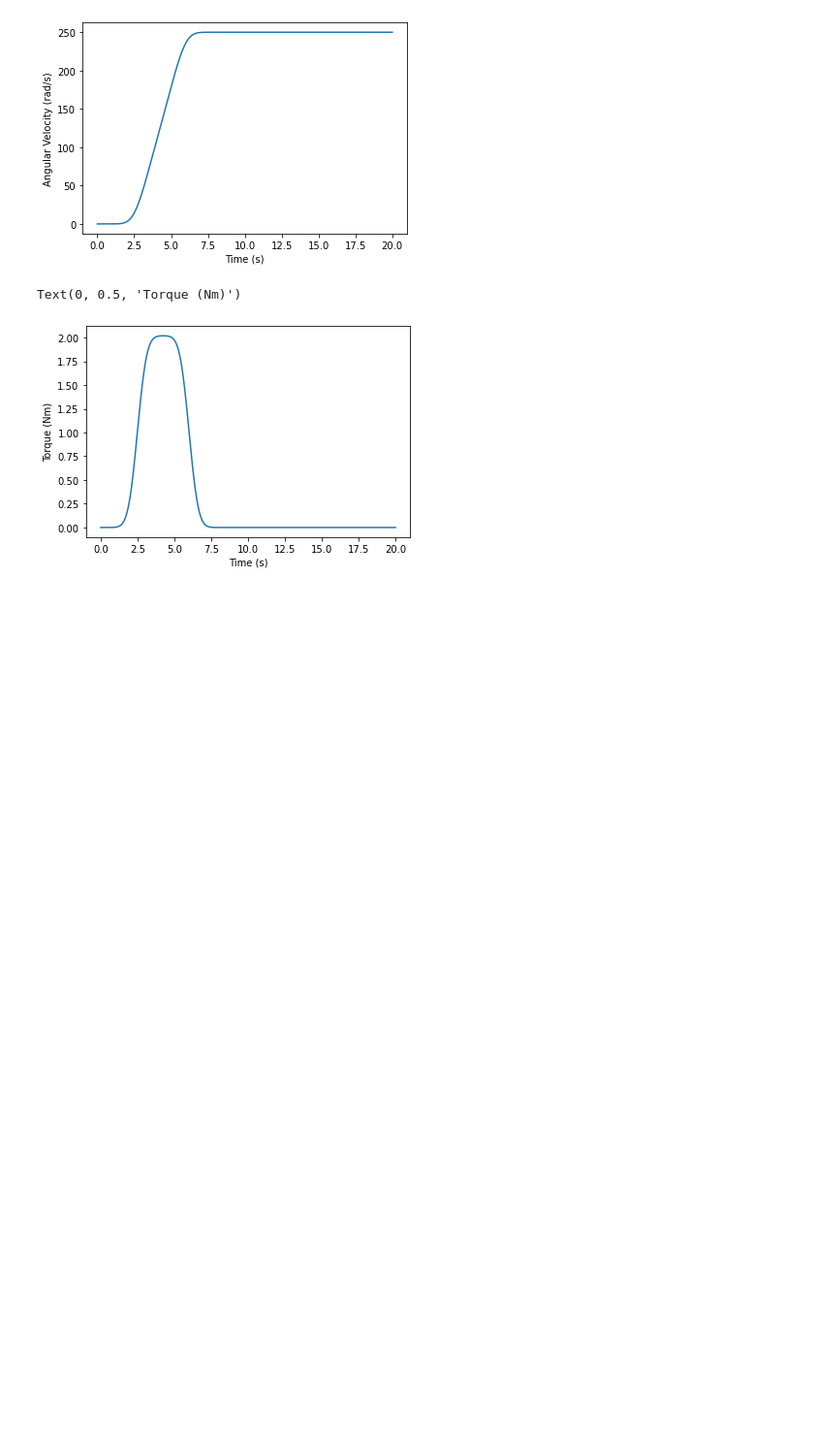
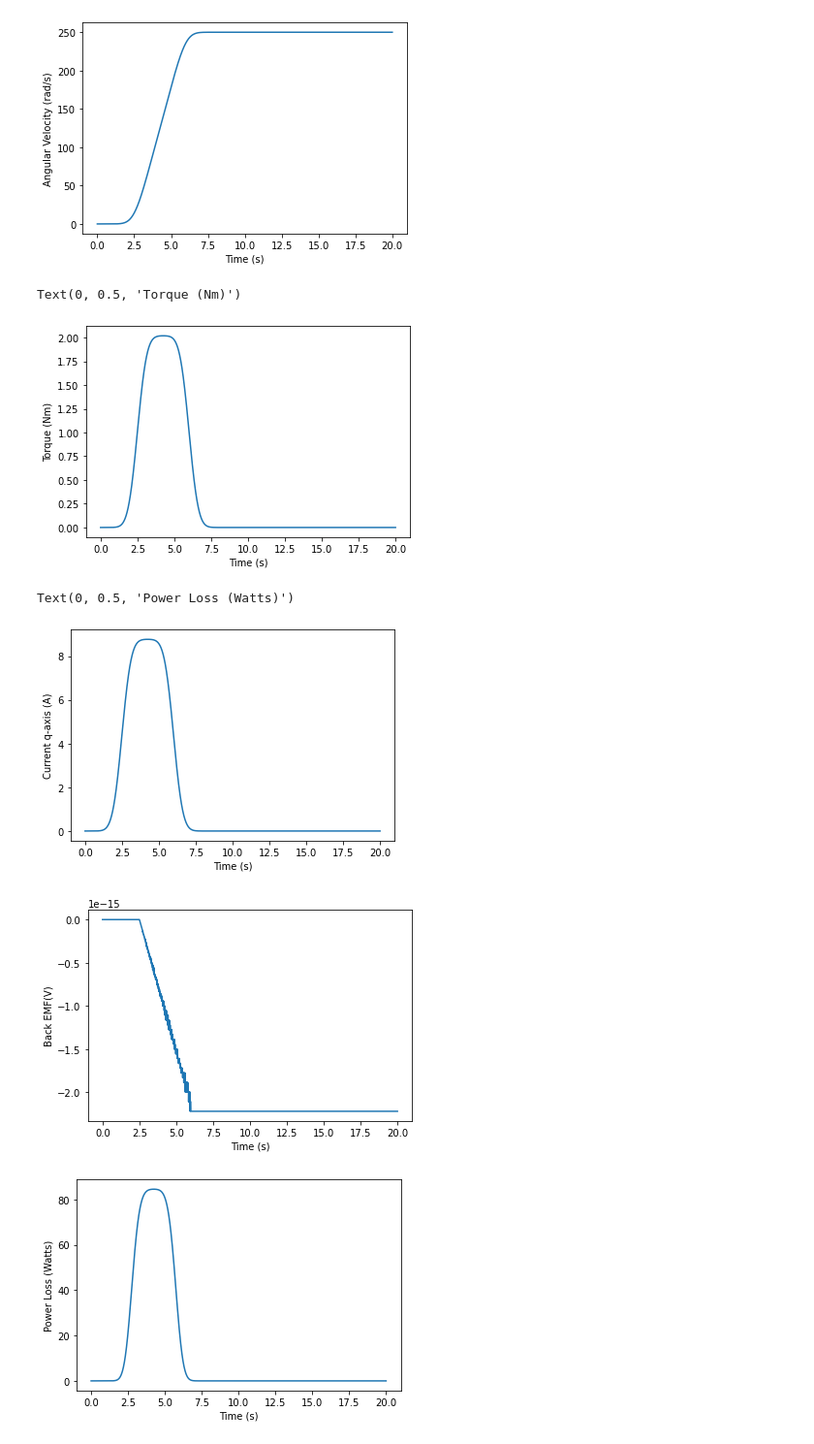
Before and after one commit to Umich-NASA-Big-Idea-Challenge/Speccing, a Jupyter notebook: Graphing.ipynb, the cells around one changed output. Shown at 97% size. Drawn from its saved outputs; the diff is of its cells as text; code cells hidden in the pictures; blank space fills up the shorter version.

Commit message:
integration of equations and graphing

```diff
--- a/Graphing.ipynb
+++ b/Graphing.ipynb
@@ -166,7 +171,7 @@ ratio = 100
 efficiency = .80
 
 motor_velocity = smoothed_velocity * ratio
-motor_torque = torque / ( efficiency * ratio)
+motor_torque = wheel_torque / ( efficiency * ratio)
 
 plt.plot(t,motor_velocity)
 plt.xlabel('Time (s)')
@@ -181,3 +186,40 @@ plt.ylabel('Torque (Nm)')
 # %% [output]
 Text(0, 0.5, 'Torque (Nm)')
 [figure]
+# %%
+Kv = 55
+Kt = .188 # Warning: given in bus reference frame, unsure how to convert
+R_phi = 1.1
+
+Kt_phi_bar = Kt ## QUESTION: IS THIS THE SAME ##
+
+
+#Kb_phi_a = -Kt_phi_bar * np.sin(angular_position)
+#Kb_phi_b = -Kt_phi_bar * np.sin(angular_position - (2 * math.pi / 3))
+#Kb_phi_c = -Kt_phi_bar * np.sin(angular_position + (2 * math.pi / 3))
+#backEMF = Kb_phi_a * angular_velocity + Kb_phi_b * angular_velocity + Kb_phi_c * angular_velocity
+
+I_phi_bar = (2/3) * motor_torque / Kt_phi_bar
+
+I_q = math.sqrt(3/2) * I_phi_bar
+power_loss = I_q * I_q * R_phi
+
+plt.figure()
+plt.plot(t,I_q)
+plt.xlabel('Time (s)')
+plt.ylabel('Current q-axis (A)')
+
+plt.figure()
+plt.plot(t,backEMF)
+plt.xlabel('Time (s)')
+plt.ylabel('Back EMF(V)')
+
+plt.figure()
+plt.plot(t, power_loss)
+plt.xlabel('Time (s)')
+plt.ylabel('Power Loss (Watts)')
+# %% [output]
+Text(0, 0.5, 'Power Loss (Watts)')
+[figure, added]
+[figure, added]
+[figure, added]
```
Also changed, not shown: parts of 3 cells of this notebook, 1 other file.
